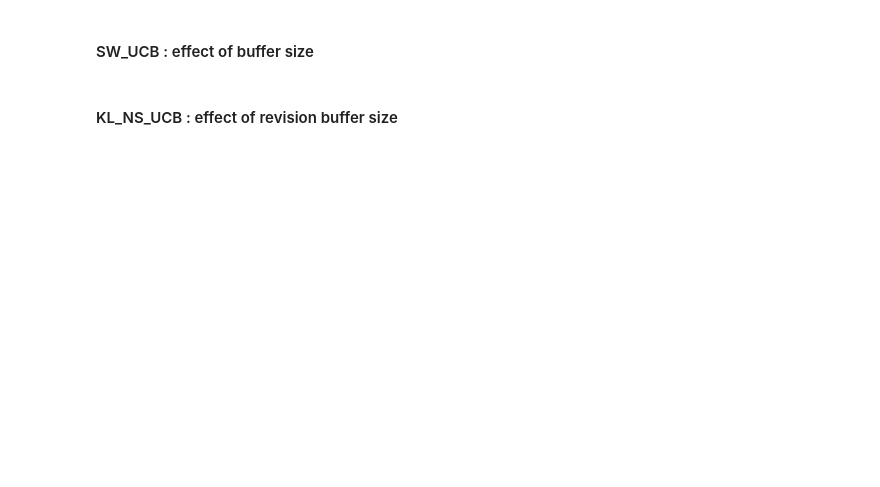
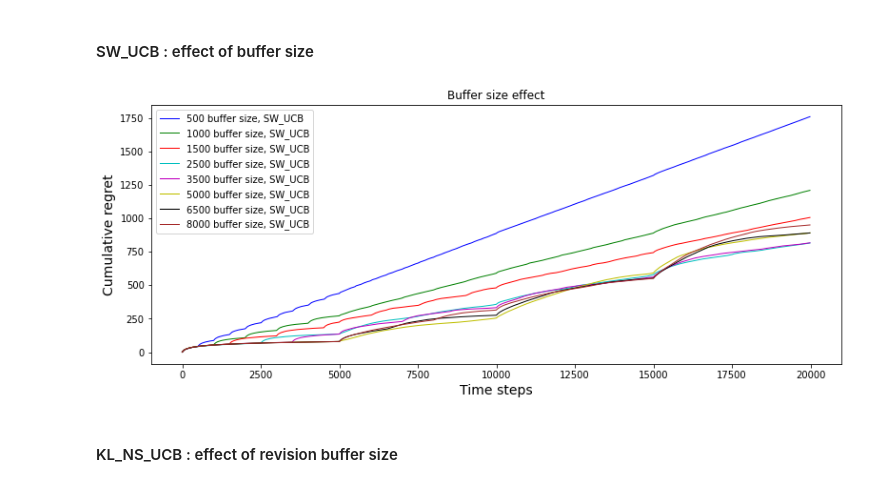
Before and after one commit to Mustapha-AJEGHRIR/RL_course, a Jupyter notebook: project/Routine_to_non_Stationary_Bandits.ipynb, the cells around one changed output. Saved outputs shown, nothing was run; the diff lists cells and outputs as text; code cells hidden in the pictures; blank space fills up the shorter version.

```diff
--- a/project/Routine_to_non_Stationary_Bandits.ipynb
+++ b/project/Routine_to_non_Stationary_Bandits.ipynb
@@ -240,23 +284,25 @@ for learner in algos:
     print(learner.name(), " : ")
     regrets_sw_buffer.append(OneBanditOneLearnerMultipleRuns(bandit, learner, timeHorizon, N_exp, tsave = tsave))
 # %%
-plt.figure(2, figsize=(20,8))
+plt.figure(2, figsize=(13,5))
 plt.clf()
 plt.xlabel("Time steps", fontsize=14)
 plt.ylabel("Cumulative regret", fontsize=14)
 plt.title("Buffer size effect")
 
 colors = [
     "b","g","r","c","m","y","k","brown"
 ]
 for i, regret in enumerate(regrets_sw_buffer):
     learner = algos[i]
-    plt.plot(tsave, np.mean(regret, axis=0), colors[i], linewidth=1, label=learner.name())
+    plt.plot(tsave, np.mean(regret, axis=0), colors[i], linewidth=1, label=str(learner.buffer_size) + " buffer size, " +learner.name())
     # plt.plot(tsave, np.quantile(regret, 0.95, 0), tsave, np.quantile(regret,0.05,0), linestyle="dashed", color=colors[i])
 
 plt.legend()
 plt.savefig('./figures/sw_buffer', dpi=300)
 plt.show()
+# %% [output]
+[figure, added]
 # %% [markdown]
 #### KL_NS_UCB : effect of revision buffer size
 # %%
```
Also changed, not shown: parts of 11 cells of this notebook.
